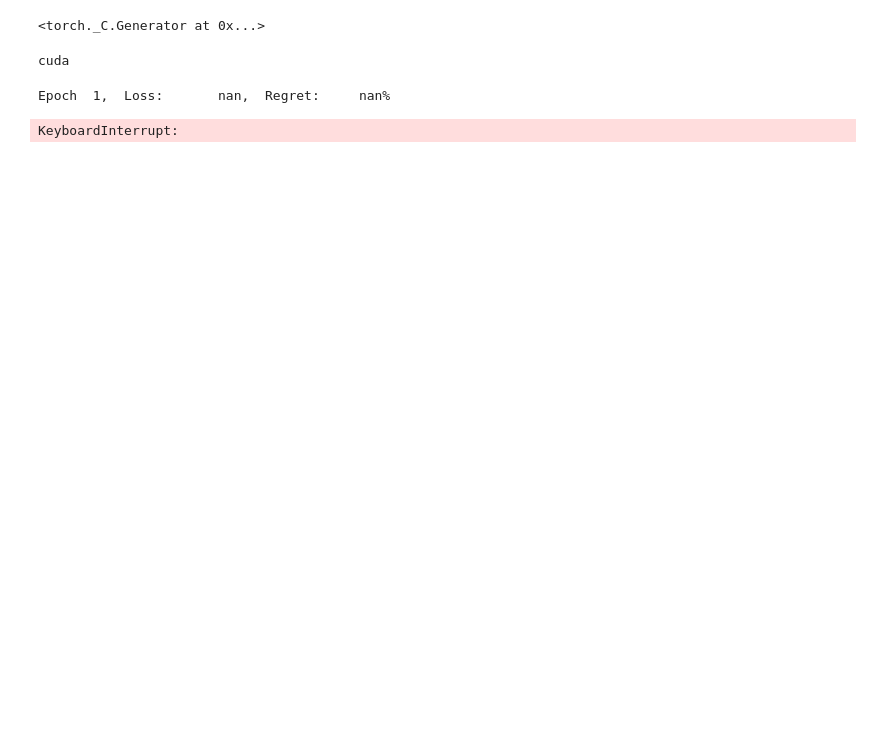
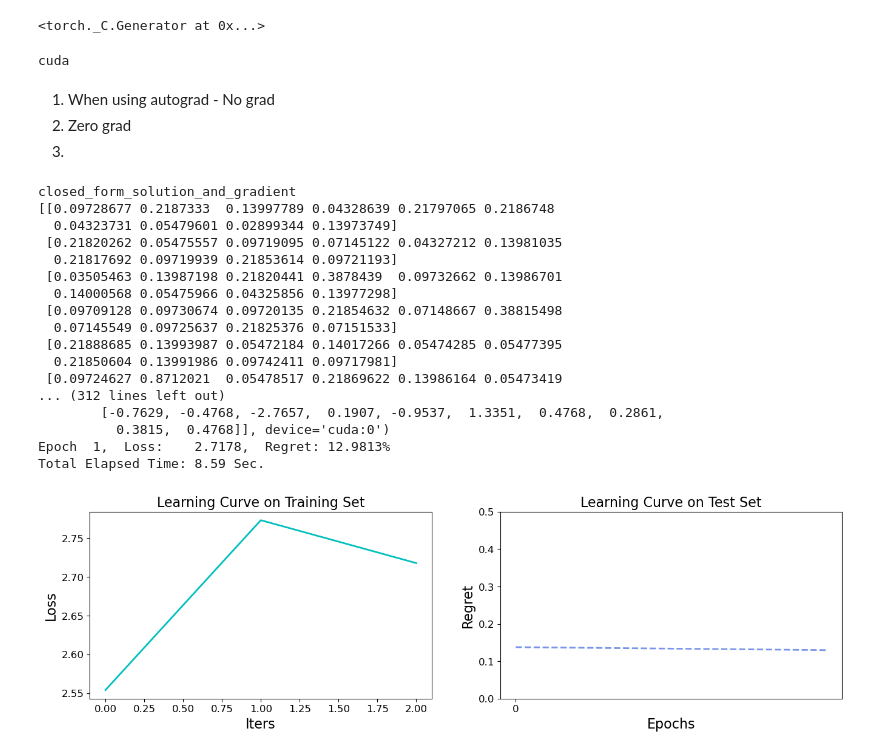
Before and after one commit to DennisWang2488/main, a Jupyter notebook: Notebooks/training/closed_train_07-21-2024.ipynb, the cells around one changed output. Cells and saved outputs as stored; diff of their text form; code cells hidden in the pictures; blank space fills up the shorter version.

Commit message:
closed form gradient

```diff
--- a/Notebooks/training/closed_train_07-21-2024.ipynb
+++ b/Notebooks/training/closed_train_07-21-2024.ipynb
@@ -378,7 +378,7 @@ def visLearningCurve(loss_log, loss_log_regret):
 
     plt.show()
 # %%
-num_data = 1000
+num_data = 100
 num_features = 20
 num_items = 10
 # %%
@@ -397,6 +397,10 @@ dataset_test = optDataset(x_test, c_test, r_test, Q, alpha=0.5, closed=False)
 batch_size = 32
 loader_train = DataLoader(dataset_train, batch_size=batch_size, shuffle=True)
 loader_test = DataLoader(dataset_test, batch_size=batch_size, shuffle=False)
+# %% [markdown]
+1. When using autograd - No grad
+2. Zero grad
+3.
 # %%
 from torch.autograd import Function
 
@@ -511,15 +545,31 @@ def trainModel(predmodel, loss_func, num_epochs=10, lr=1e-2):
 # %%
 # Set up the model, optimizer, and MSE loss
 optmodel = optModel
 model = LinearRegressionModel(num_items, num_features).to(device)
 # criterion = nn.MSELoss()
 criterion = RegretLoss(optModel, Q)
 
 # Run the training
-loss_log, loss_log_regret = trainModel(model, criterion, num_epochs=10, lr=1e-2)
+loss_log, loss_log_regret = trainModel(model, criterion, num_epochs=1, lr=1e-2)
 
 # Visualize the learning curves
 visLearningCurve(loss_log, loss_log_regret)
 # %% [output]
-Epoch  1,  Loss:       nan,  Regret:     nan%
+closed_form_solution_and_gradient
+[[0.09728677 0.2187333  0.13997789 0.04328639 0.21797065 0.2186748
+  0.04323731 0.05479601 0.02899344 0.13973749]
+ [0.21820262 0.05475557 0.09719095 0.07145122 0.04327212 0.13981035
+  0.21817692 0.09719939 0.21853614 0.09721193]
+ [0.03505463 0.13987198 0.21820441 0.3878439  0.09732662 0.13986701
+  0.14000568 0.05475966 0.04325856 0.13977298]
+ [0.09709128 0.09730674 0.09720135 0.21854632 0.07148667 0.38815498
+  0.07145549 0.09725637 0.21825376 0.07151533]
+ [0.21888685 0.13993987 0.05472184 0.14017266 0.05474285 0.05477395
+  0.21850604 0.13991986 0.09742411 0.09717981]
+ [0.09724627 0.8712021  0.05478517 0.21869622 0.13986164 0.05473419
+... (312 lines left out)
+        [-0.7629, -0.4768, -2.7657,  0.1907, -0.9537,  1.3351,  0.4768,  0.2861,
+          0.3815,  0.4768]], device='cuda:0')
+Epoch  1,  Loss:    2.7178,  Regret: 12.9813%
+Total Elapsed Time: 8.59 Sec.
-KeyboardInterrupt:
+[figure, added]
```
Also changed, not shown: parts of 2 cells of this notebook.
